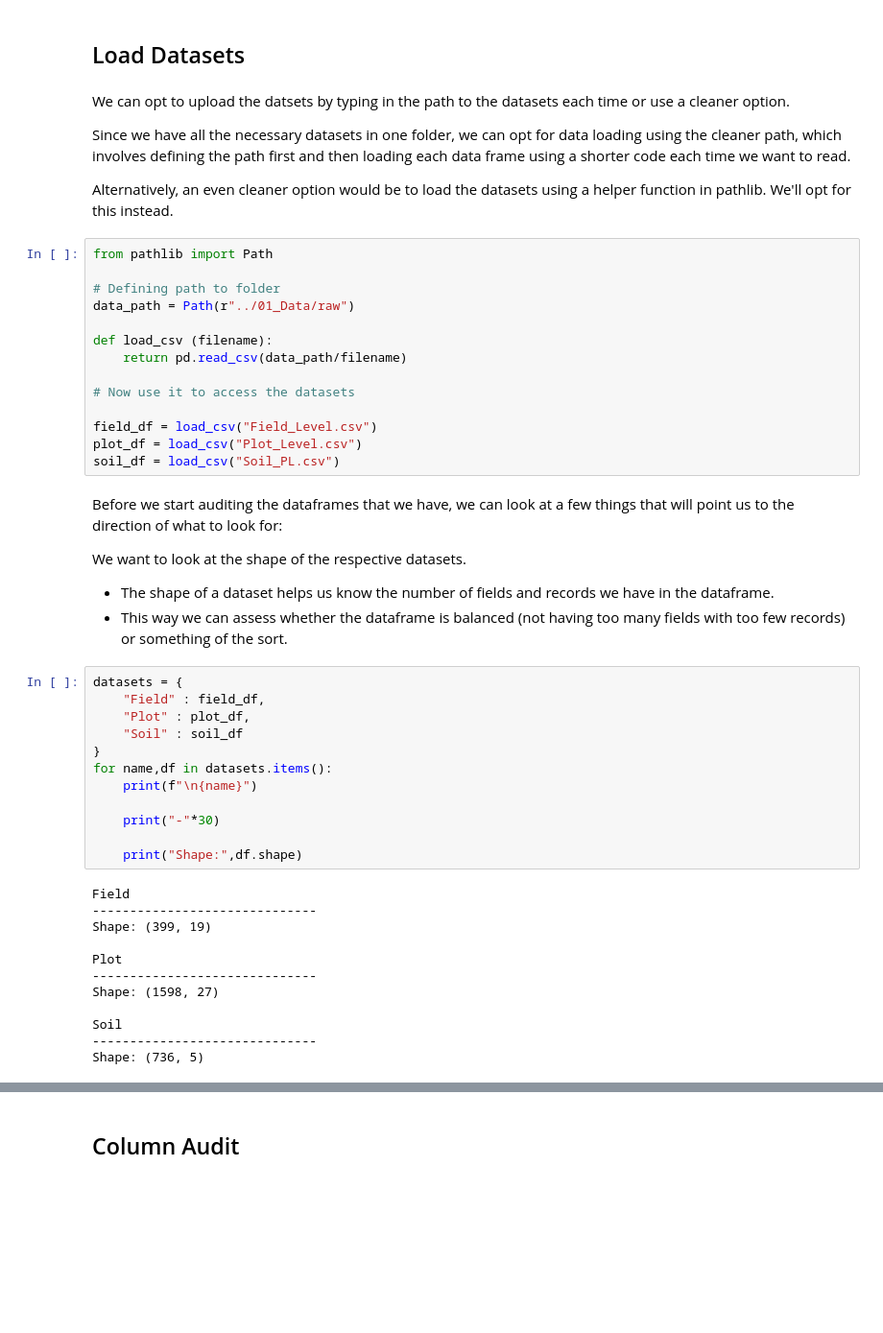
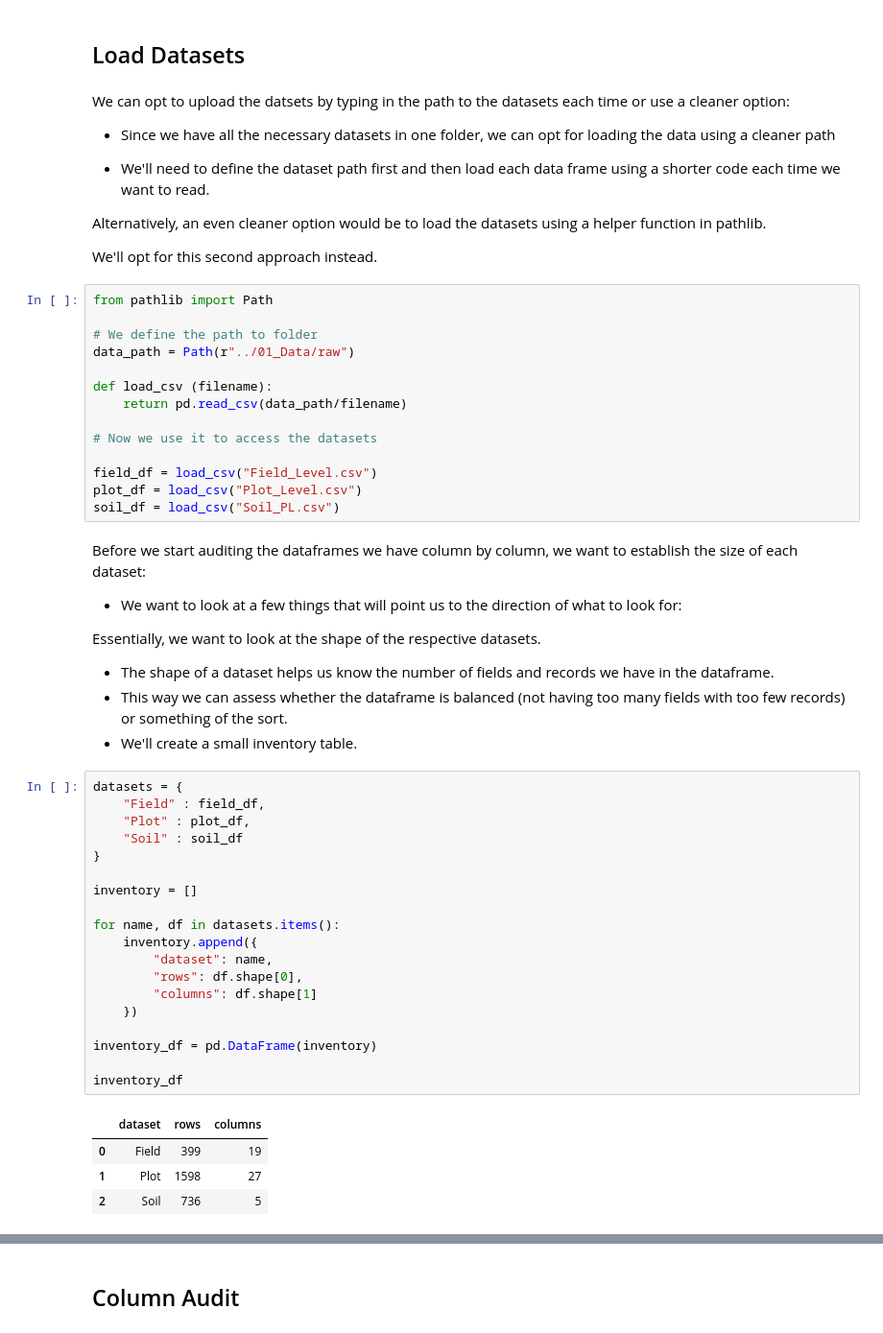
Before and after one commit to Vin-Okumu/maize-yield-optimization-rwanda, a Jupyter notebook: 02_Notebooks/01_data_audit.ipynb, the cells around one changed output, grey strips where cells are left out. Shown at 96% size. Drawn from its saved outputs; the diff is of its cells as text; blank space fills up the shorter version.

Commit message:
Updated audit notebook

```diff
--- a/02_Notebooks/01_data_audit.ipynb
+++ b/02_Notebooks/01_data_audit.ipynb
@@ -90,53 +103,60 @@ import numpy as np
 # %% [markdown]
 ## Load Datasets
 # %% [markdown]
-We can opt to upload the datsets by typing in the path to the datasets each time or use a cleaner option.
+We can opt to upload the datsets by typing in the path to the datasets each time or use a cleaner option:
 
-Since we have all the necessary datasets in one folder, we can opt for data loading using the cleaner path, which involves defining the path first and then loading each data frame using a shorter code each time we want to read.
+- Since we have all the necessary datasets in one folder, we can opt for loading the data using a cleaner path
 
-Alternatively, an even cleaner option would be to load the datasets using a  helper function in pathlib. We'll opt for this instead.
+ - We'll need to define the dataset path first and then load each data frame using a shorter code each time we want to read.
+
+Alternatively, an even cleaner option would be to load the datasets using a  helper function in pathlib.
+
+We'll opt for this second approach instead.
 # %%
 from pathlib import Path
 
-# Defining path to folder
+# We define the path to folder
 data_path = Path(r"../01_Data/raw")
 
 def load_csv (filename):
     return pd.read_csv(data_path/filename)
 
-# Now use it to access the datasets
+# Now we use it to access the datasets
 
 field_df = load_csv("Field_Level.csv")
 plot_df = load_csv("Plot_Level.csv")
 soil_df = load_csv("Soil_PL.csv")
 # %% [markdown]
-Before we start auditing the dataframes that we have, we can look at a few things that will point us to the direction of what to look for:
+Before we start auditing the dataframes we have column by column, we want to establish the size of each dataset:
 
-We want to look at the shape of the respective datasets.
+- We want to look at a few things that will point us to the direction of what to look for:
+
+Essentially, we want to look at the shape of the respective datasets.
 
 - The shape of a dataset helps us know the number of fields and records we have in the dataframe.
 - This way we can assess whether the dataframe is balanced (not having too many fields with too few records) or something of the sort.
+- We'll create a small inventory table.
 # %%
 datasets = {
     "Field" : field_df,
     "Plot" : plot_df,
     "Soil" : soil_df
 }
-for name,df in datasets.items():
-    print(f"\n{name}")
 
-    print("-"*30)
+inventory = []
 
-    print("Shape:",df.shape)
+for name, df in datasets.items():
+    inventory.append({
+        "dataset": name,
+        "rows": df.shape[0],
+        "columns": df.shape[1]
+    })
+
+inventory_df = pd.DataFrame(inventory)
+
+inventory_df
 # %% [output]
-Field
-------------------------------
-Shape: (399, 19)
-
-Plot
-------------------------------
-Shape: (1598, 27)
-
-Soil
-------------------------------
-Shape: (736, 5)
+|  | dataset | rows | columns |
+| 0 | Field | 399 | 19 |
+| 1 | Plot | 1598 | 27 |
+| 2 | Soil | 736 | 5 |
```
Also changed, not shown: parts of 56 cells of this notebook, 1 other file.
